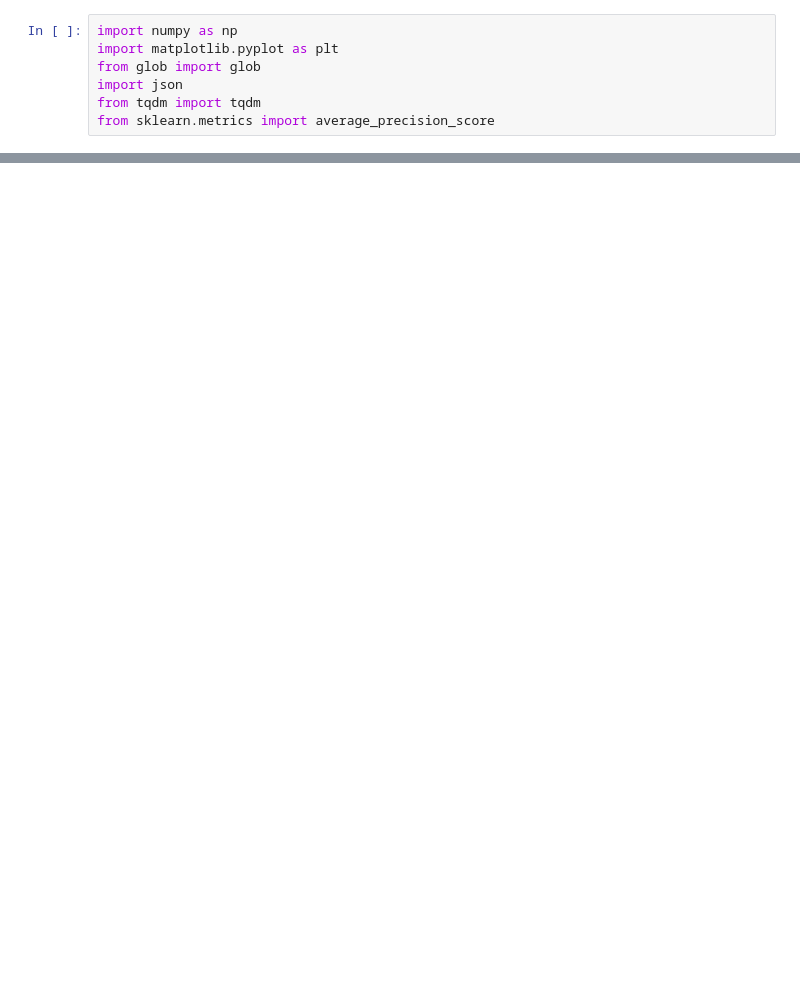
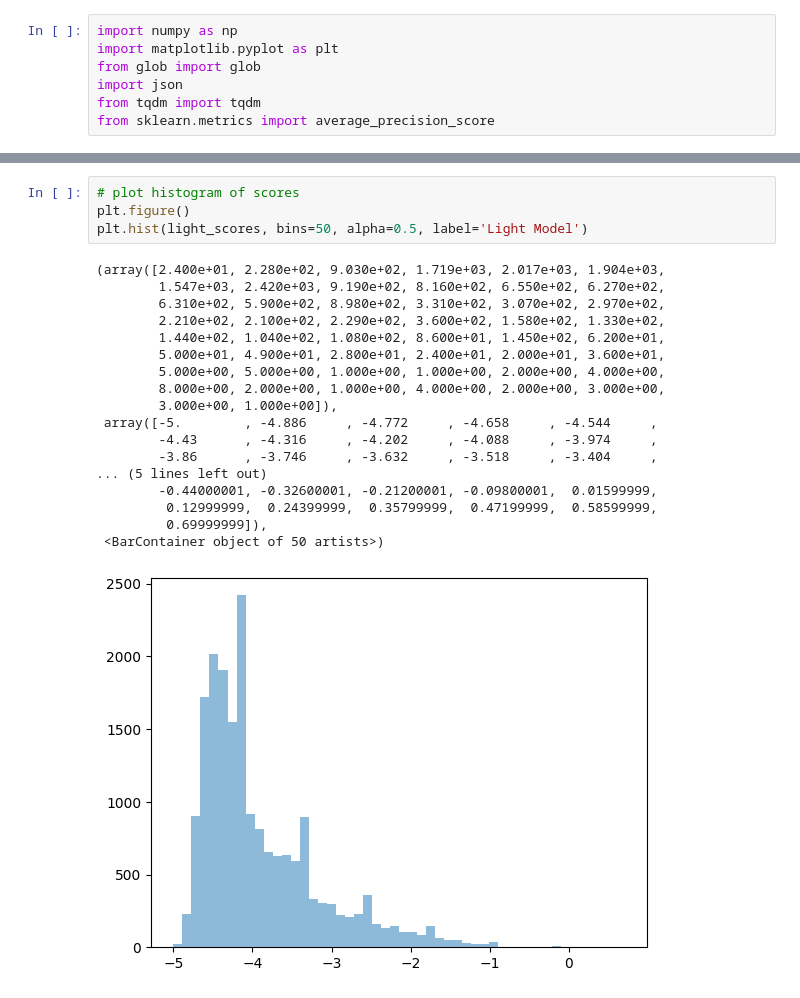
Before and after one commit to jclarke98/SL_ASD, a Jupyter notebook: ensemble.ipynb, the cells around one changed output, grey strips where cells are left out. Drawn from its saved outputs; the diff is of its cells as text; blank space fills up the shorter version.

```diff
--- a/ensemble.ipynb
+++ b/ensemble.ipynb
@@ -69,0 +110,23 @@ len(labels)
+# %%
+# plot histogram of scores
+plt.figure()
+plt.hist(light_scores, bins=50, alpha=0.5, label='Light Model')
+# %% [output]
+(array([2.400e+01, 2.280e+02, 9.030e+02, 1.719e+03, 2.017e+03, 1.904e+03,
+        1.547e+03, 2.420e+03, 9.190e+02, 8.160e+02, 6.550e+02, 6.270e+02,
+        6.310e+02, 5.900e+02, 8.980e+02, 3.310e+02, 3.070e+02, 2.970e+02,
+        2.210e+02, 2.100e+02, 2.290e+02, 3.600e+02, 1.580e+02, 1.330e+02,
+        1.440e+02, 1.040e+02, 1.080e+02, 8.600e+01, 1.450e+02, 6.200e+01,
+        5.000e+01, 4.900e+01, 2.800e+01, 2.400e+01, 2.000e+01, 3.600e+01,
+        5.000e+00, 5.000e+00, 1.000e+00, 1.000e+00, 2.000e+00, 4.000e+00,
+        8.000e+00, 2.000e+00, 1.000e+00, 4.000e+00, 2.000e+00, 3.000e+00,
+        3.000e+00, 1.000e+00]),
+ array([-5.        , -4.886     , -4.772     , -4.658     , -4.544     ,
+        -4.43      , -4.316     , -4.202     , -4.088     , -3.974     ,
+        -3.86      , -3.746     , -3.632     , -3.518     , -3.404     ,
+... (5 lines left out)
+        -0.44000001, -0.32600001, -0.21200001, -0.09800001,  0.01599999,
+         0.12999999,  0.24399999,  0.35799999,  0.47199999,  0.58599999,
+         0.69999999]),
+ <BarContainer object of 50 artists>)
+[figure, added]
```
Also changed, not shown: parts of 8 cells of this notebook.
